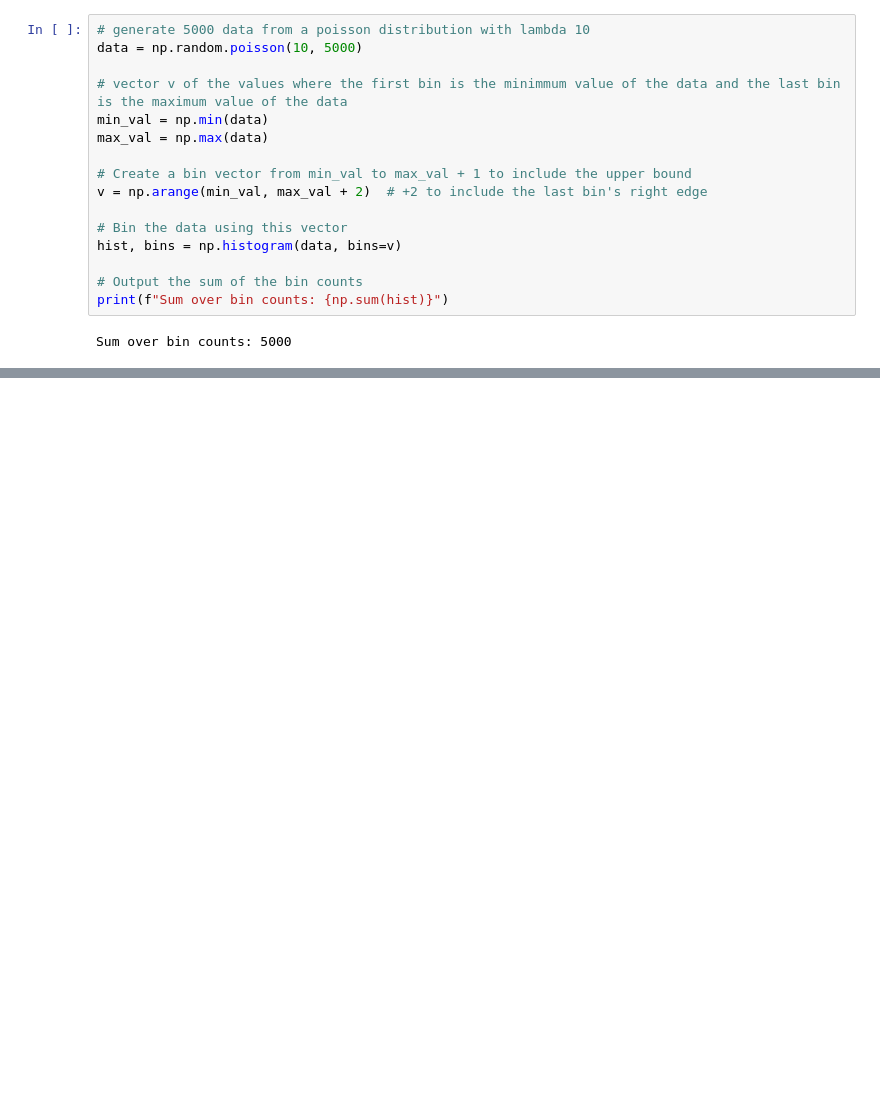
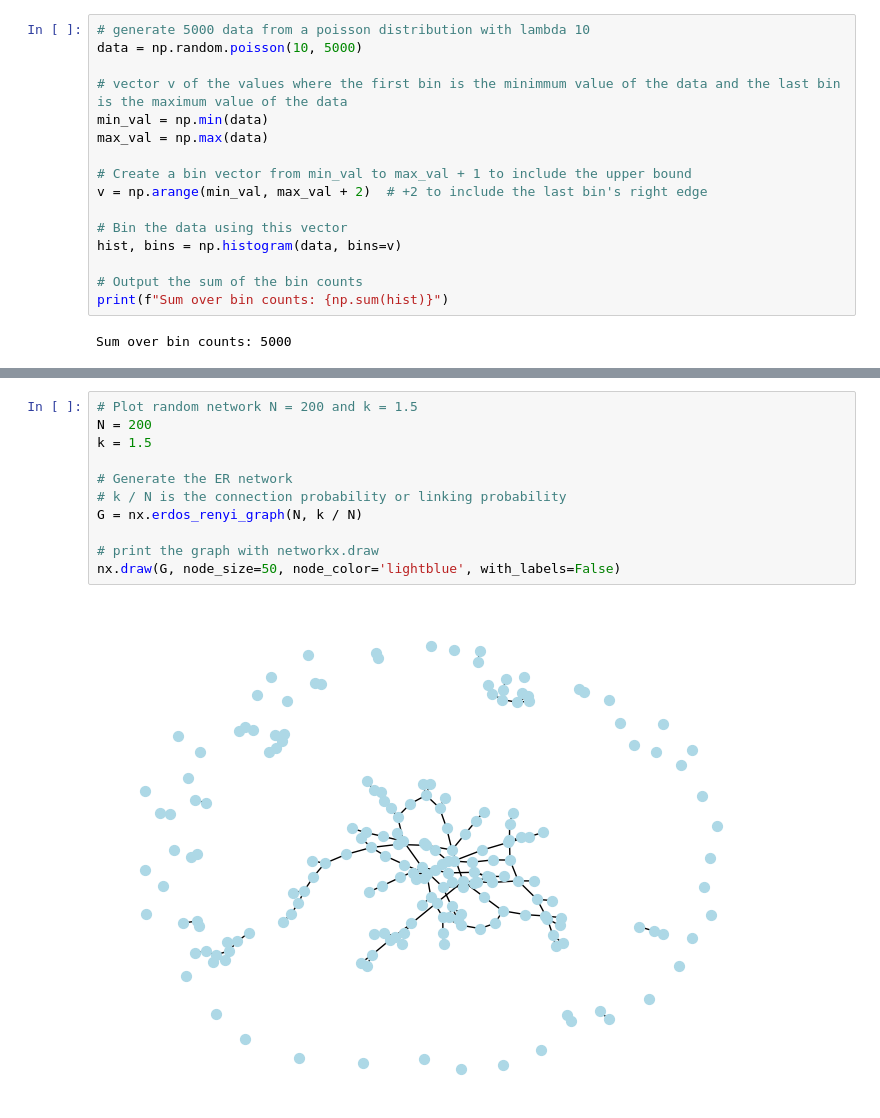
Before and after one commit to aliciags/social-graphs-dtu, a Jupyter notebook: lab2/week2.ipynb, the cells around one changed output, grey strips where cells are left out. Cells and saved outputs as stored; diff of their text form; blank space fills up the shorter version.

```diff
--- a/lab2/week2.ipynb
+++ b/lab2/week2.ipynb
@@ -489,0 +554,13 @@ plt.show()
+# %%
+# Plot random network N = 200 and k = 1.5
+N = 200
+k = 1.5
+
+# Generate the ER network
+# k / N is the connection probability or linking probability
+G = nx.erdos_renyi_graph(N, k / N)
+
+# print the graph with networkx.draw
+nx.draw(G, node_size=50, node_color='lightblue', with_labels=False)
+# %% [output]
+[figure, added]
```
Also changed, not shown: parts of 14 cells of this notebook.
